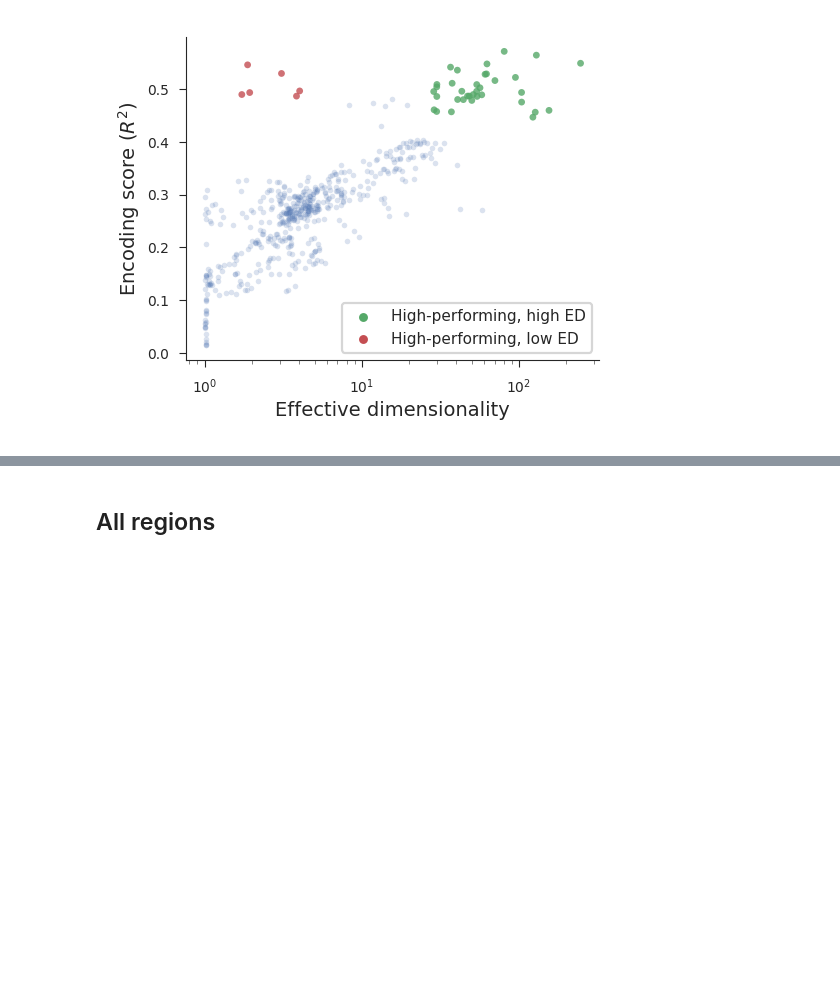
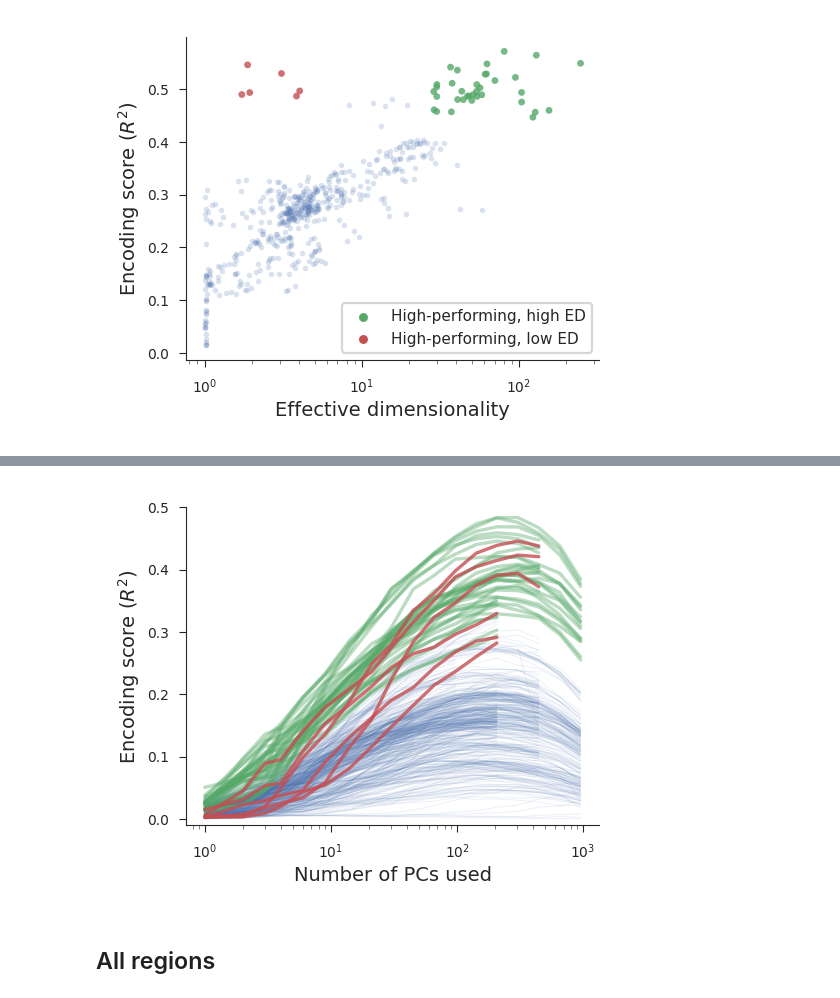
Before and after one commit to EricElmoznino/encoder_dimensionality, a Jupyter notebook: figures/manuscript/results.ipynb, the cells around one changed output, grey strips where cells are left out. Saved outputs shown, nothing was run; the diff lists cells and outputs as text; code cells hidden in the pictures; blank space fills up the shorter version.

```diff
--- a/figures/manuscript/results.ipynb
+++ b/figures/manuscript/results.ipynb
@@ -779,3 +780,45 @@ plt.show()
+# %%
+scaled = False
+norm_pc = 207
+
+data = pd.read_csv(f'../../results/dimusage|benchmark:majajhong2015|reg:lin|pooling:True.csv')
+data.loc[:, 'layer'] = data['layer'].replace(tf_to_pt_layer_map)
+
+def isin_group(groupdf, row):
+    row = row[id_columns]
+    return (row == groupdf).all(axis='columns').sum().astype(bool)
+
+data['control'] = data.apply(partial(isin_group, control), axis='columns')
+data['outlier'] = data.apply(partial(isin_group, outlier), axis='columns')
+# data = data[data.control | data.outlier]
+data['id'] = data[id_columns].sum(axis='columns')
+
+if scaled:
+    scaled_scores = data.groupby(id_columns).apply(lambda x: x.scores / x[x.num_pcs == norm_pc].scores.item())
+    scaled_scores = scaled_scores.reset_index(id_columns, drop=True)
+    data['scaled_scores'] = scaled_scores
+    y, ylabel = 'scaled_scores', r'Scaled encoding score ($R^2$)'
+else:
+    y, ylabel = 'scores', r'Encoding score ($R^2$)'
+
+fig, ax = plt.subplots(figsize=(2.5, 2))
+
+sns.lineplot(data=data[(~data.outlier) & (~data.control)], x='num_pcs', y=y,
+             units='id', estimator=None, alpha=0.1, linewidth=0.35,
+             color=sns.color_palette()[0], ax=ax)
+sns.lineplot(data=data[data.control], x='num_pcs', y=y,
+             units='id', estimator=None, alpha=0.4,
+             color=sns.color_palette()[2], ax=ax)
+sns.lineplot(data=data[data.outlier], x='num_pcs', y=y,
+             units='id', estimator=None, alpha=0.8,
+             color=sns.color_palette()[3], ax=ax)
+ax.set(xlabel='Number of PCs used', ylabel=ylabel, xscale='log',
+       ylim=(-0.01, 0.5))
+
+plt.savefig('saved/appendix_dimusage-trends-lin.png', dpi=300)
+plt.show()
+# %% [output]
+[figure, added]
 # %% [markdown]
 ## All regions
 # %%
```
Also changed, not shown: parts of 3 cells of this notebook, 6 other files.
